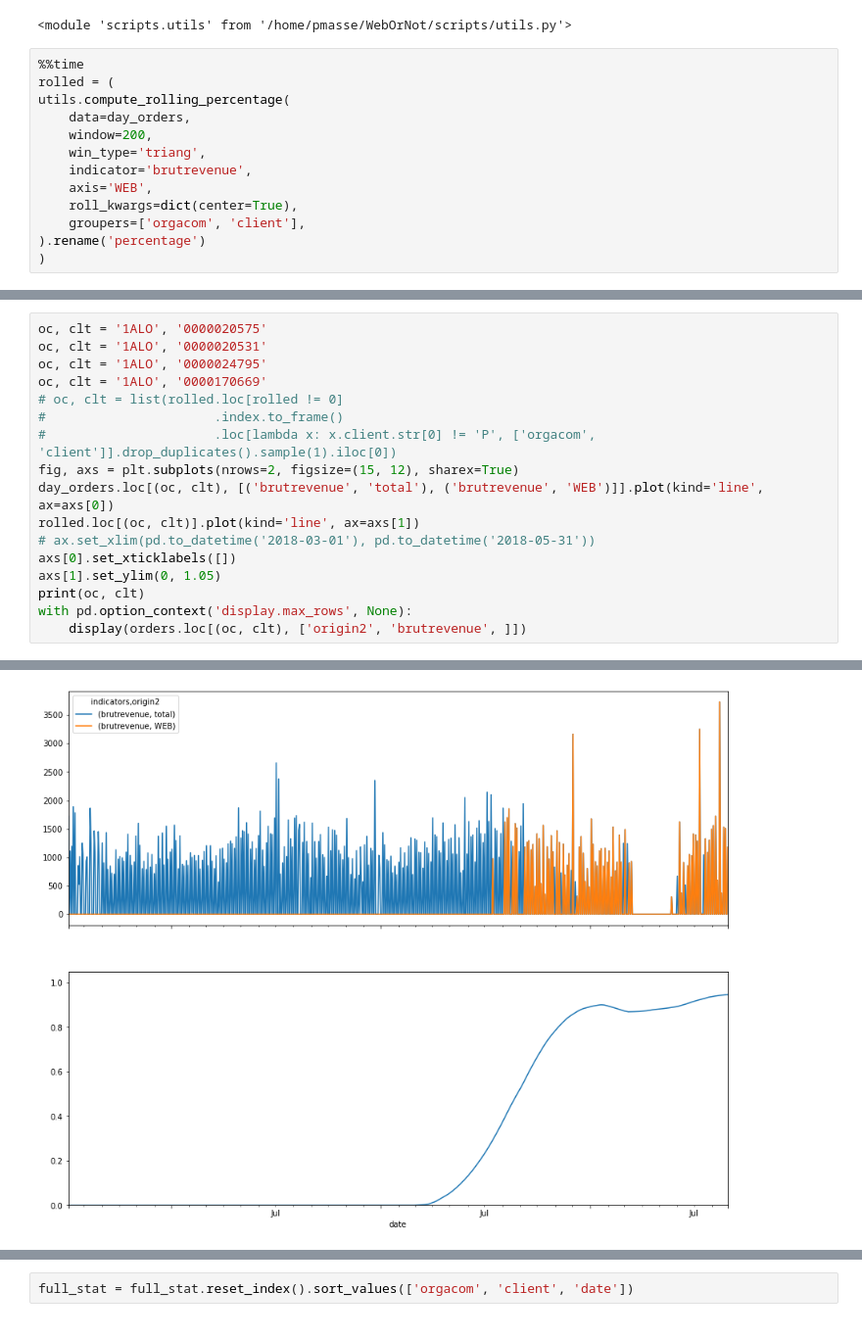
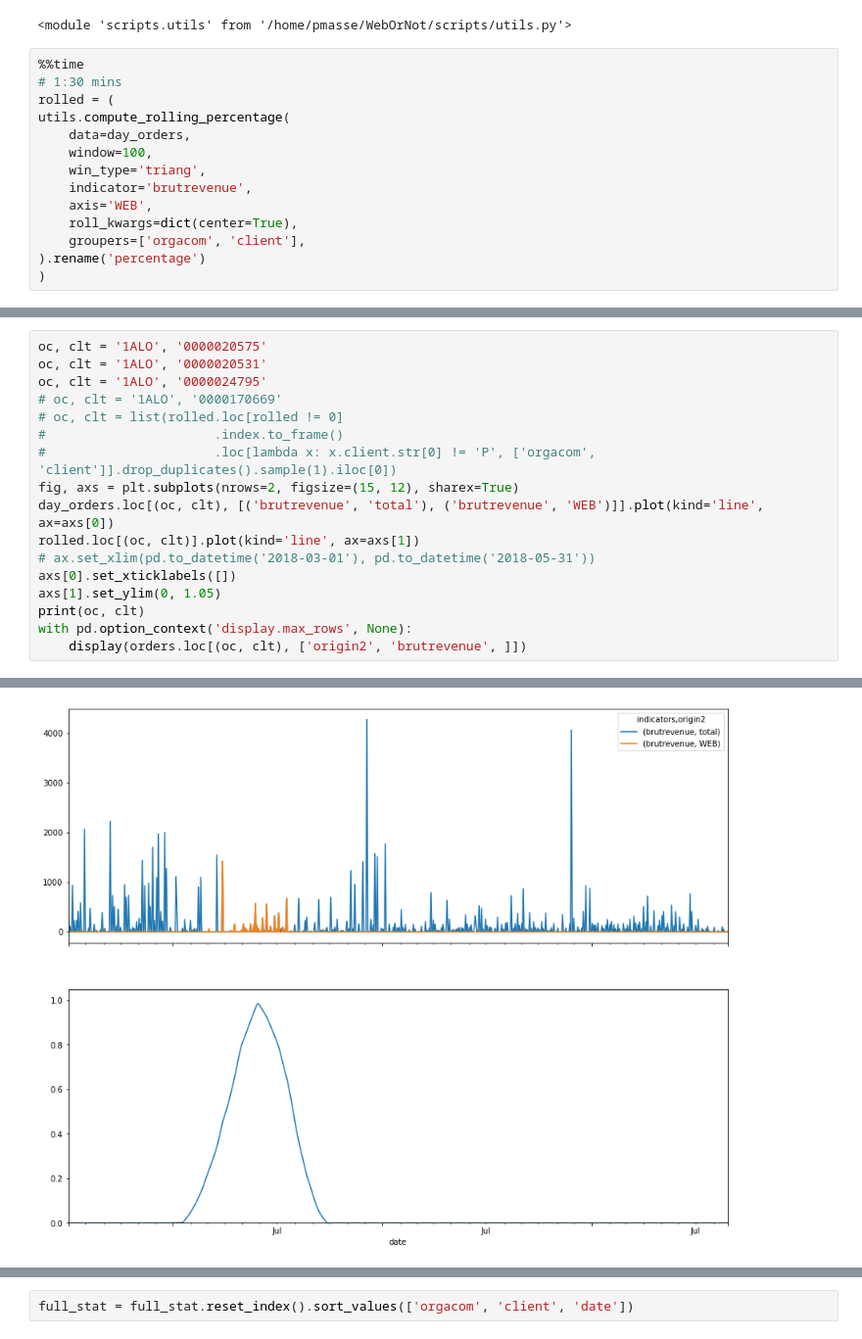
Before and after one commit to UltraDiuve/WebOrNot, a Jupyter notebook: notebooks/part2.ipynb, the cells around one changed output, grey strips where cells are left out. Shown at 98% size. Drawn from its saved outputs; the diff is of its cells as text.

```diff
--- a/notebooks/part2.ipynb
+++ b/notebooks/part2.ipynb
@@ -44,10 +62,11 @@ reload(utils)
 <module 'scripts.utils' from '/home/pmasse/WebOrNot/scripts/utils.py'>
 # %%
 %%time
+# 1:30 mins
 rolled = (
 utils.compute_rolling_percentage(
     data=day_orders,
-    window=200,
+    window=100,
     win_type='triang',
     indicator='brutrevenue',
     axis='WEB',
@@ -62,7 +81,7 @@ Wall time: 1min 9s
 oc, clt = '1ALO', '0000020575'
 oc, clt = '1ALO', '0000020531'
 oc, clt = '1ALO', '0000024795'
-oc, clt = '1ALO', '0000170669'
+# oc, clt = '1ALO', '0000170669'
 # oc, clt = list(rolled.loc[rolled != 0]
 #                      .index.to_frame()
 #                      .loc[lambda x: x.client.str[0] != 'P', ['orgacom', 'client']].drop_duplicates().sample(1).iloc[0])
@@ -98,4 +117,4 @@ with pd.option_context('display.max_rows', None):
-[figure, old version]
+[figure, new version]
 # %%
 %%time
 reload(utils)
```
Also changed, not shown: parts of 53 cells of this notebook, 1 other file.
